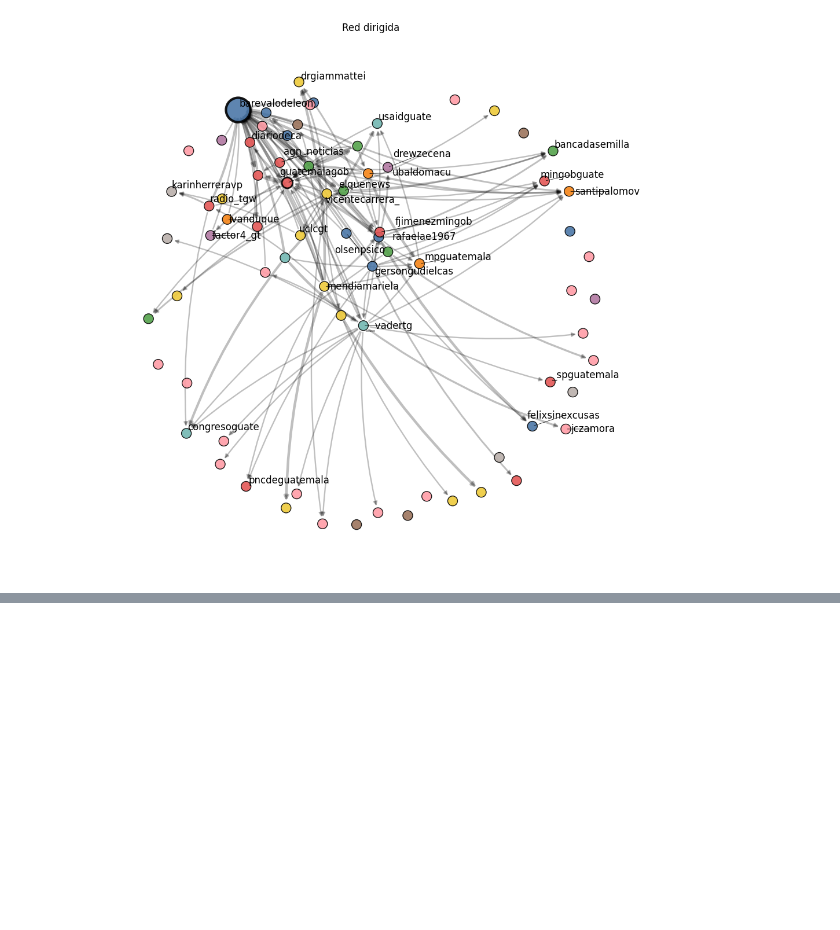
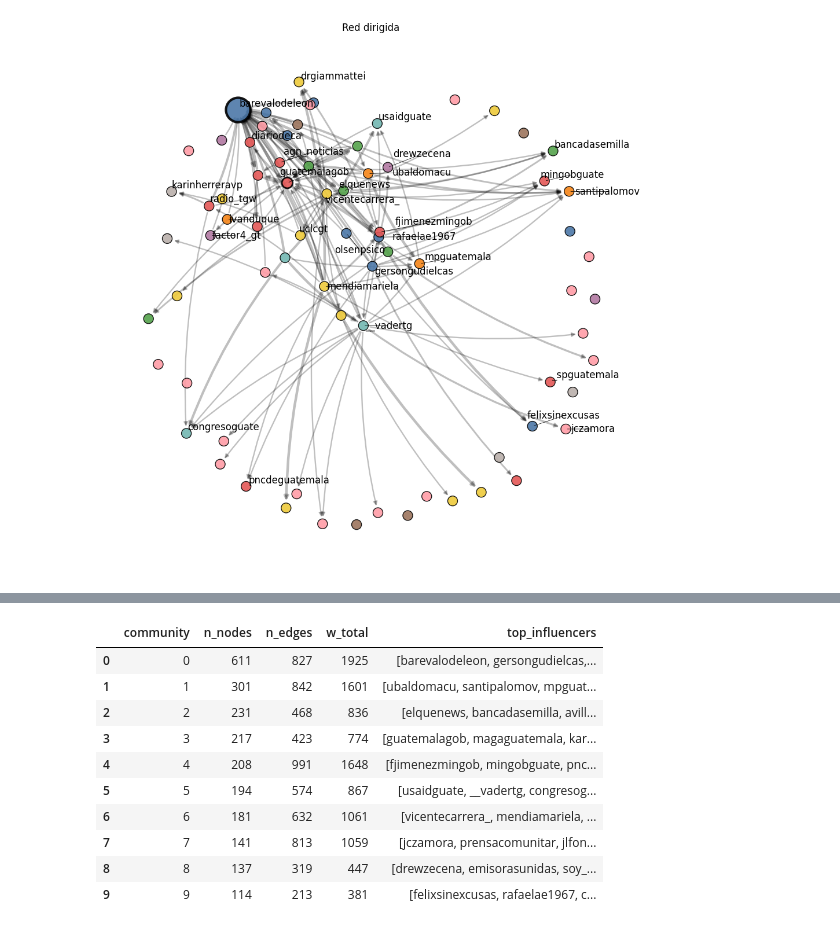
Before and after one commit to DiegoGarV/lab6-DS, a Jupyter notebook: src/main.ipynb, the cells around one changed output, grey strips where cells are left out. Saved outputs shown, nothing was run; the diff lists cells and outputs as text; code cells hidden in the pictures; blank space fills up the shorter version.

```diff
--- a/src/main.ipynb
+++ b/src/main.ipynb
@@ -952,0 +1031,72 @@ Warning: When  cdn_resources is 'local' jupyter notebook has issues displaying g
+# %%
+# Métricas por nodo
+pr = g_dir.pagerank(directed=True, weights=g_dir.es["weight"])
+deg_in  = g_dir.degree(mode="IN",  loops=False)
+deg_out = g_dir.degree(mode="OUT", loops=False)
+w_in    = g_dir.strength(weights=g_dir.es["weight"], mode="IN",  loops=False)
+w_out   = g_dir.strength(weights=g_dir.es["weight"], mode="OUT", loops=False)
+
+node_df["pagerank"] = pr
+node_df["deg_in"]   = deg_in
+node_df["deg_out"]  = deg_out
+node_df["w_in"]     = w_in
+node_df["w_out"]    = w_out
+
+# Tamaño de comunidades
+comm_size = node_df.groupby("community").size().rename("n_nodes")
+
+# Aristas internas por comunidad
+e_df = edges_agg.merge(node_df.rename(columns={"user":"source"}), on="source")
+e_df = e_df.merge(node_df.rename(columns={"user":"target","community":"community_t"}), on="target")
+internal = e_df[e_df["community"] == e_df["community_t"]]
+comm_edges = (
+    internal.groupby("community")
+            .agg(n_edges=("weight","size"), w_total=("weight","sum"))
+)
+
+# Top 5 influentes por comunidad
+topk = (
+    node_df.sort_values(["community","pagerank"], ascending=[True, False])
+           .groupby("community")
+           .head(5)
+           .groupby("community")["user"]
+           .apply(list)
+           .rename("top_influencers")
+)
+
+# Unir métricas y rellenar de forma segura
+comm_stats = pd.concat([comm_size, comm_edges, topk], axis=1)
+
+# Asegurar columnas numéricas
+for col in ["n_edges", "w_total"]:
+    if col not in comm_stats.columns:
+        comm_stats[col] = 0
+    comm_stats[col] = comm_stats[col].fillna(0).astype(int)
+
+# Asegurar listas en top_influencers
+if "top_influencers" not in comm_stats.columns:
+    comm_stats["top_influencers"] = [[] for _ in range(len(comm_stats))]
+else:
+    comm_stats["top_influencers"] = comm_stats["top_influencers"].apply(
+        lambda x: x if isinstance(x, list) else []
+    )
+
+# Orden y reset de índice
+comm_stats = (
+    comm_stats.sort_values("n_nodes", ascending=False)
+              .reset_index()  # 'community' pasa a columna
+)
+
+comm_stats.head(10)
+# %% [output]
+|  | community | n_nodes | n_edges | w_total | top_influencers |
+| 0 | 0 | 611 | 827 | 1925 | [barevalodeleon, gersongudielcas,... |
+| 1 | 1 | 301 | 842 | 1601 | [ubaldomacu, santipalomov, mpguat... |
+| 2 | 2 | 231 | 468 | 836 | [elquenews, bancadasemilla, avill... |
+| 3 | 3 | 217 | 423 | 774 | [guatemalagob, magaguatemala, kar... |
+| 4 | 4 | 208 | 991 | 1648 | [fjimenezmingob, mingobguate, pnc... |
+| 5 | 5 | 194 | 574 | 867 | [usaidguate, __vadertg, congresog... |
+| 6 | 6 | 181 | 632 | 1061 | [vicentecarrera_, mendiamariela, ... |
+| 7 | 7 | 141 | 813 | 1059 | [jczamora, prensacomunitar, jlfon... |
+| 8 | 8 | 137 | 319 | 447 | [drewzecena, emisorasunidas, soy_... |
+| 9 | 9 | 114 | 213 | 381 | [felixsinexcusas, rafaelae1967, c... |
```
Also changed, not shown: parts of 9 cells of this notebook.
